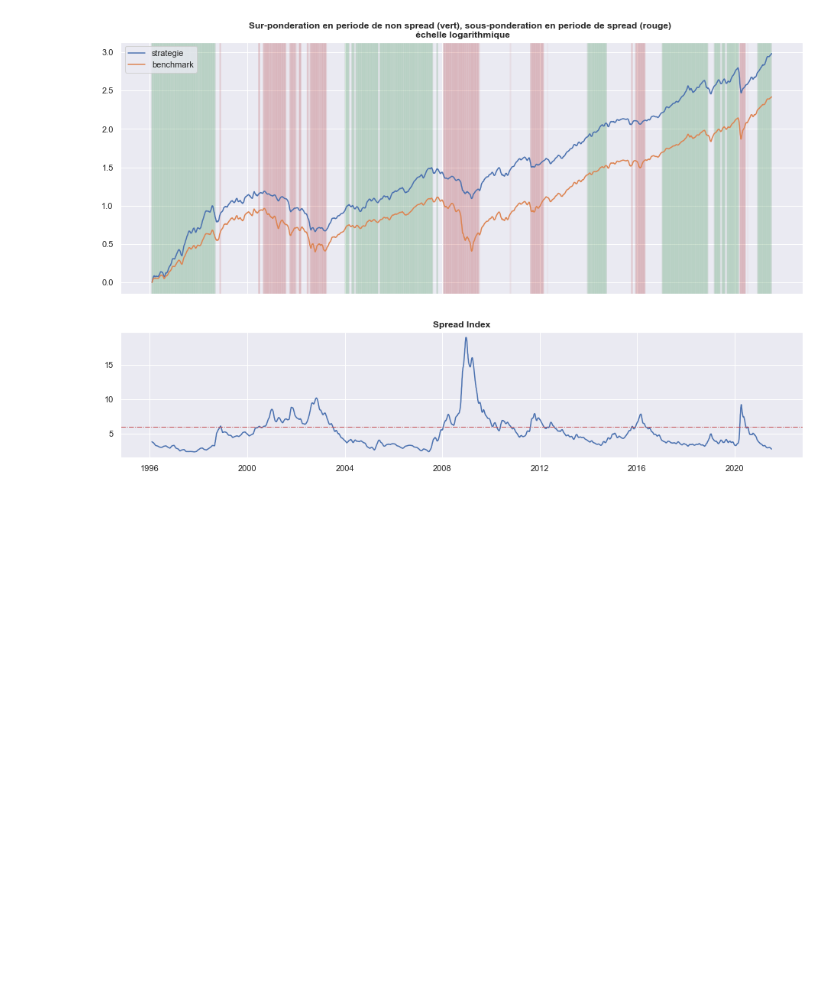
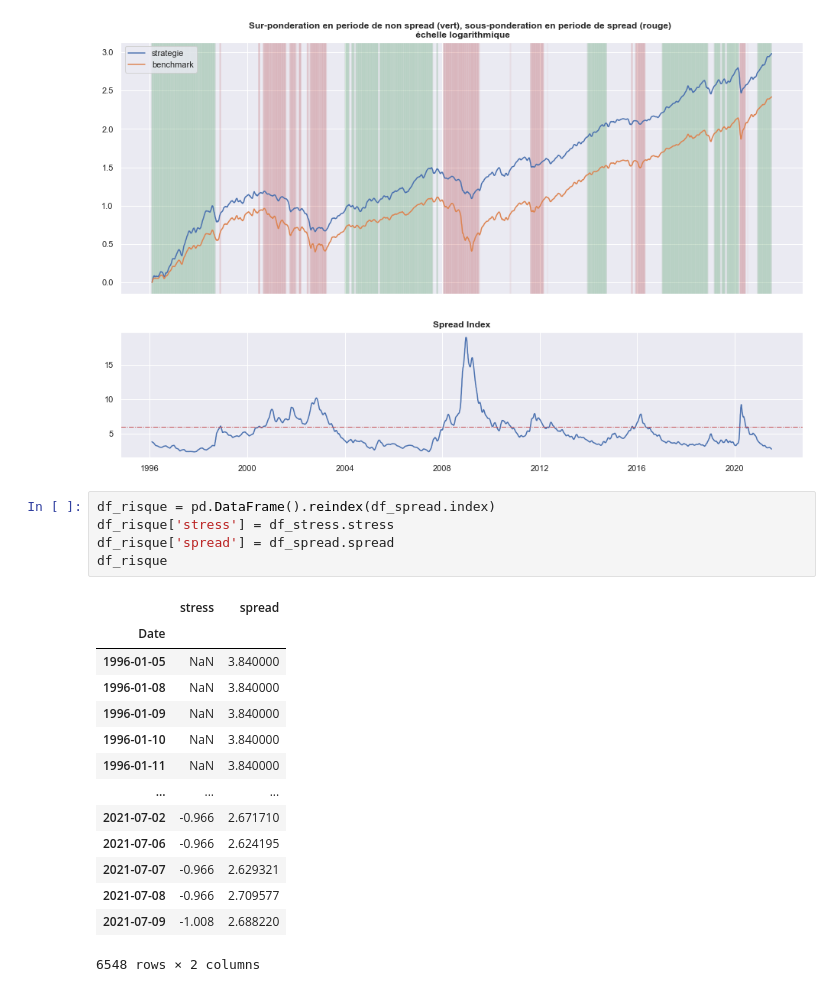
Before and after one commit to lacoupe/BCVS, a Jupyter notebook: SW/risque.ipynb, the cells around one changed output. Drawn from its saved outputs; the diff is of its cells as text; blank space fills up the shorter version.

```diff
--- a/SW/risque.ipynb
+++ b/SW/risque.ipynb
@@ -244,3 +245,23 @@ axs[1].set_ylabel(None)
 plt.show()
 # %% [output]
 [figure]
+# %%
+df_risque = pd.DataFrame().reindex(df_spread.index)
+df_risque['stress'] = df_stress.stress
+df_risque['spread'] = df_spread.spread
+df_risque
+# %% [output]
+|  | stress | spread |
+| Date |  |  |
+| 1996-01-05 | NaN | 3.840000 |
+| 1996-01-08 | NaN | 3.840000 |
+| 1996-01-09 | NaN | 3.840000 |
+| 1996-01-10 | NaN | 3.840000 |
+| 1996-01-11 | NaN | 3.840000 |
+| ... | ... | ... |
+| 2021-07-02 | -0.966 | 2.671710 |
+| 2021-07-06 | -0.966 | 2.624195 |
+| 2021-07-07 | -0.966 | 2.629321 |
+| 2021-07-08 | -0.966 | 2.709577 |
+| 2021-07-09 | -1.008 | 2.688220 |
+6548 rows × 2 columns
```
Also changed, not shown: parts of 3 cells of this notebook.
